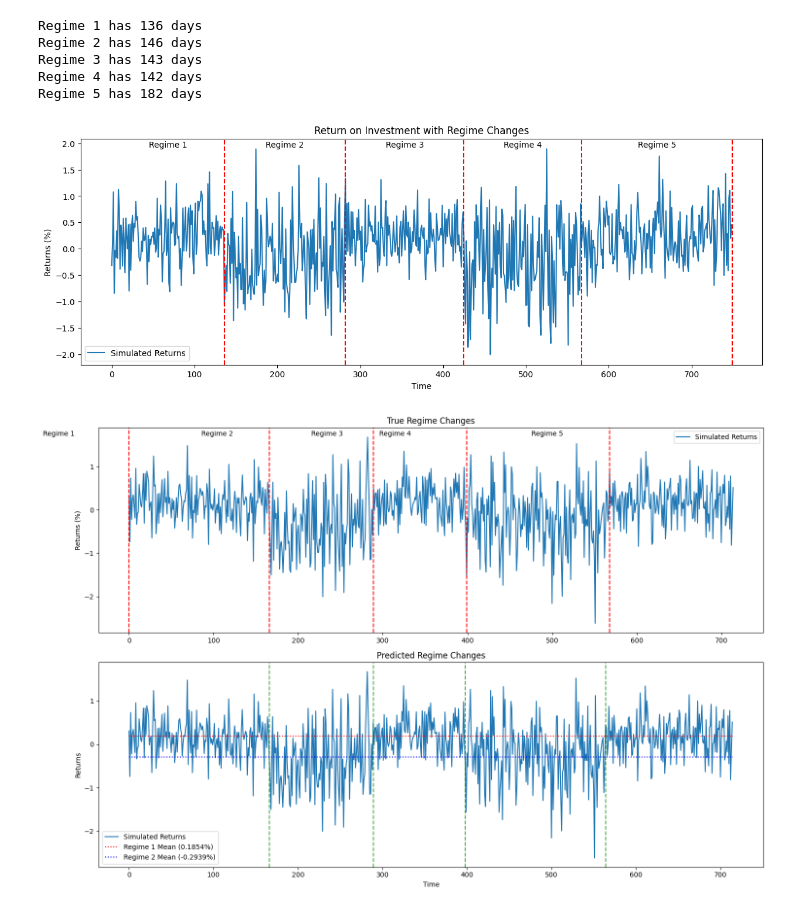
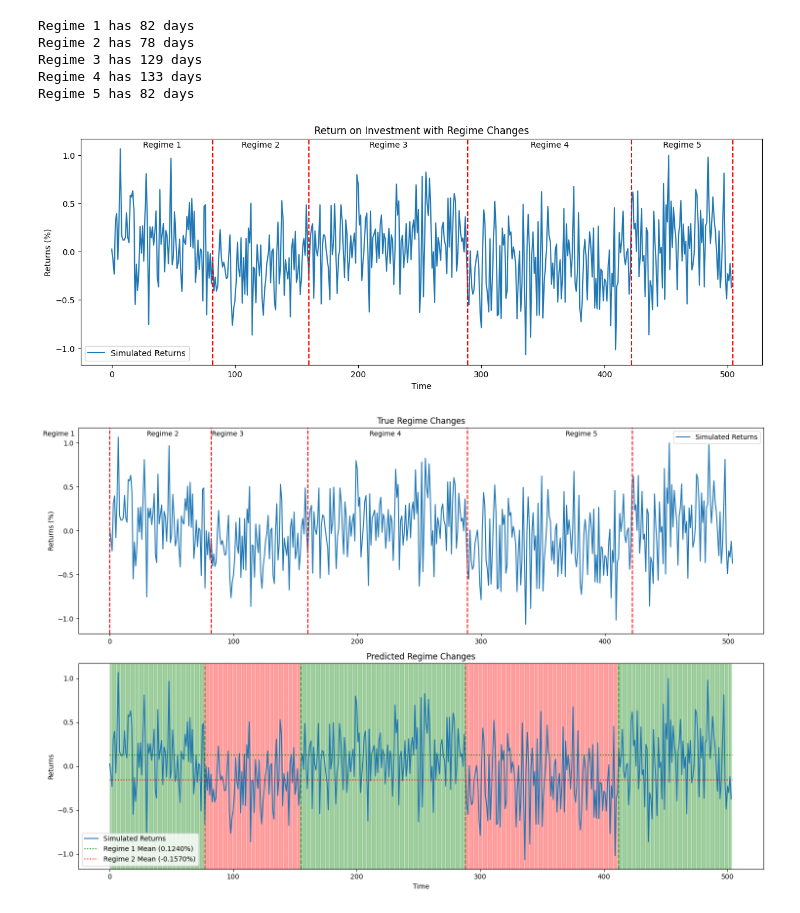
Before and after one commit to sheharyarakhtar/quantjourney, a Jupyter notebook: RegimeDetection.ipynb, the cells around one changed output. Drawn from its saved outputs; the diff is of its cells as text; code cells hidden in the pictures.

```diff
--- a/RegimeDetection.ipynb
+++ b/RegimeDetection.ipynb
@@ -8,12 +7,12 @@ from random import randint
 import numpy as np
 import matplotlib.pyplot as plt
 from random import randint
-
+from hmmlearn import hmm
 # Parameters
 num_regimes_changes = 5
-min_days, max_days = 100, 200
-bull_mean, bull_var = 0.2, 0.2
-bear_mean, bear_var = -0.2, 0.5
+min_days, max_days = 70, 150
+bull_mean, bull_var = 0.1, 0.1
+bear_mean, bear_var = -0.15, 0.1
 
 days = [randint(min_days, max_days) for _ in range(num_regimes_changes)]
 sim_data = []
@@ -44,12 +43,12 @@ plt.title('Return on Investment with Regime Changes')
 plt.legend()
 plt.show()
 # %% [output]
-Regime 1 has 136 days
-Regime 2 has 146 days
-Regime 3 has 143 days
-Regime 4 has 142 days
-Regime 5 has 182 days
+Regime 1 has 82 days
+Regime 2 has 78 days
+Regime 3 has 129 days
+Regime 4 has 133 days
+Regime 5 has 82 days
-[figure, old version]
+[figure, new version]
 # %%
 # Prepare data for hmmlearn (2D array: n_samples x n_features)
 X = sim_data.reshape(-1, 1)
@@ -61,6 +61,5 @@ model.fit(X)
 hidden_states = model.predict(X)
 # %%
-
 # Create figure with two subplots
 fig, (ax1, ax2) = plt.subplots(2, 1, figsize=(15, 10))
 
@@ -70,35 +69,48 @@ day = 0
 for i in range(len(days)):
     ax1.axvline(x=day, color='red', linestyle='--')
     ax1.text(day - days[i]/2, max(sim_data), f'Regime {i+1}',
              horizontalalignment='center', verticalalignment='bottom')
     day += days[i]
 ax1.set_title('True Regime Changes')
 ax1.set_ylabel('Returns (%)')
 ax1.legend()
 
 # Plot 2: Predicted Regime Changes
 ax2.plot(sim_data, label='Simulated Returns')
+
+# Determine which state is bullish (higher mean)
+bullish_state = np.argmax(model.means_)
+bearish_state = 1 - bullish_state
+
+# Add colored background for regimes
 for i in range(1, len(hidden_states)):
     if hidden_states[i] != hidden_states[i-1]:
         ax2.axvline(x=i, color='green', linestyle='--', alpha=0.7)
 
+    # Add colored background
+    if hidden_states[i] == bullish_state:
+        ax2.axvspan(i-1, i, color='green', alpha=0.2)
+    else:
+        ax2.axvspan(i-1, i, color='red', alpha=0.2)
+
 # Plot estimated means for each regime
 for state in range(n_states):
     mean_value = model.means_[state, 0]
+    color = 'green' if state == bullish_state else 'red'
     ax2.hlines(mean_value, 0, len(sim_data),
-               colors=['red', 'blue'][state],
+               colors=color,
                linestyles='dotted',
                label=f'Regime {state+1} Mean ({mean_value:.4f}%)')
 
 ax2.set_title('Predicted Regime Changes')
 ax2.set_xlabel('Time')
 ax2.set_ylabel('Returns')
 ax2.legend()
 
 plt.tight_layout()
 plt.show()
 # %% [output]
-[figure, old version]
+[figure, new version]
 # %%
 import yfinance as yf
 import numpy as np
```
Also changed, not shown: parts of 5 cells of this notebook.
